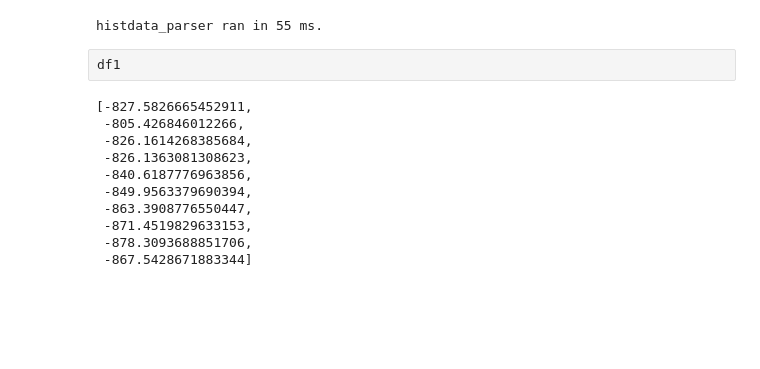
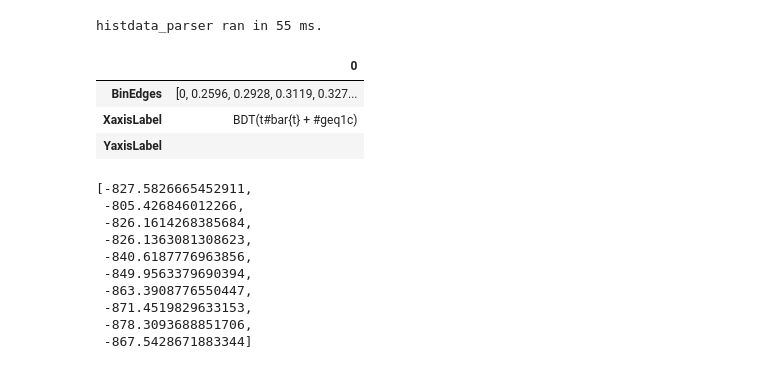
Before and after one commit to MoAly98/Pythium, a Jupyter notebook: yaml_scripts_tests/pythratio_test.ipynb, the cells around one changed output. Drawn from its saved outputs; the diff is of its cells as text; code cells hidden in the pictures; blank space fills up the shorter version.

```diff
--- a/yaml_scripts_tests/pythratio_test.ipynb
+++ b/yaml_scripts_tests/pythratio_test.ipynb
@@ -12,8 +12,13 @@ from plot_classes import EmptyPlot
 df1, df2 = histdata_parser("CR_ttc_prefit.yaml")
 # %% [output]
 histdata_parser ran in 55 ms.
-# %% [raw]
-df1
+# %%
+df2
+# %% [output]
+|  | 0 |
+| BinEdges | [0, 0.2596, 0.2928, 0.3119, 0.327... |
+| XaxisLabel | BDT(t#bar{t} + #geq1c) |
+| YaxisLabel |  |
 # %%
 dflist          = df1.loc[['Samples']]
 hist_list       = list(reversed(df1.loc[['Samples'], 'Yield'].tolist()))
```
Also changed, not shown: 5 other files.
